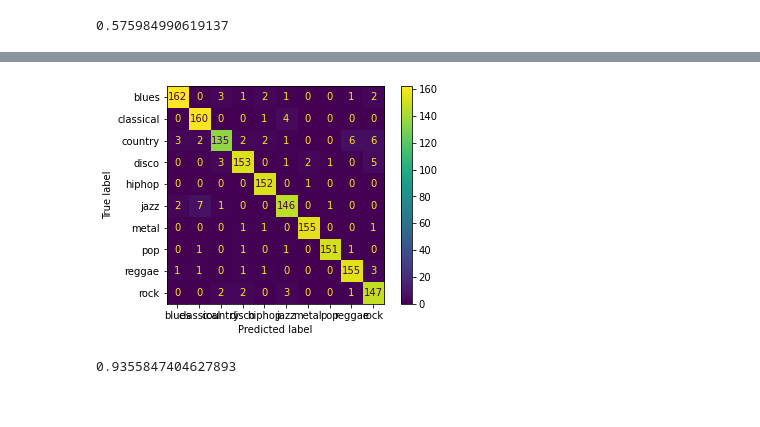
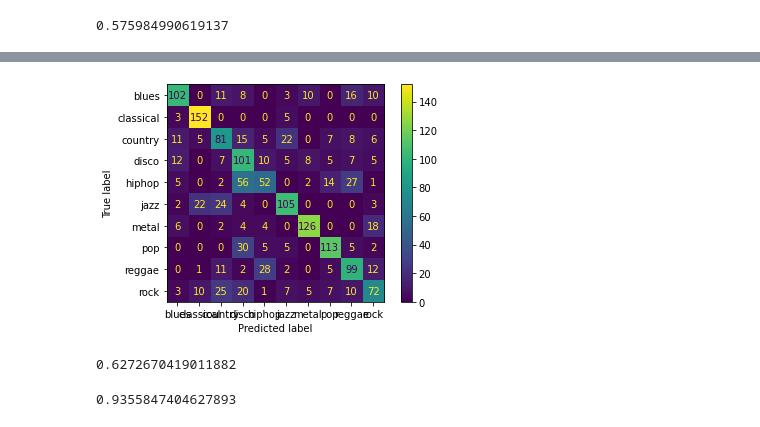
Before and after one commit to jgorton1/CSC580FinalProject, a Jupyter notebook: knn_feature_select.ipynb, the cells around one changed output, grey strips where cells are left out. Drawn from its saved outputs; the diff is of its cells as text; code cells hidden in the pictures.

```diff
--- a/knn_feature_select.ipynb
+++ b/knn_feature_select.ipynb
@@ -385,0 +171,7 @@ Names of the best features: Index(['chroma_stft_mean', 'rms_mean', 'rms_var', 's
+# %%
+selected_features = [0, 1, 2, 3, 4, 5, 6, 7, 9, 10, 11, 12, 13, 14, 15, 16, 17, 18, 19, 20, 21, 22, 23, 24, 25, 26, 27, 28, 29, 30, 31, 32, 33, 34, 35, 36, 37, 38, 39, 40, 41, 42, 43, 44, 45, 46, 47, 48, 49, 50, 51, 52, 53, 54, 55, 56]
+selected_features_df_indices = np.asarray(selected_features) + 2
+best_feature_names = df.columns[selected_features_df_indices]
+
+# Print or use the names as needed
+print("Names of the best features:", best_feature_names)
@@ -401,19 +208,29 @@ Index(['filename', 'length', 'chroma_stft_mean', 'chroma_stft_var', 'rms_mean',
        'mfcc18_var', 'mfcc19_mean', 'mfcc19_var', 'mfcc20_mean', 'mfcc20_var',
        'label'],
       dtype='object')
+# %%
+X_select = X[:,selected_features]
 # %%
+# train knn on best parameters
 from sklearn.metrics import confusion_matrix
 from sklearn.metrics import confusion_matrix, ConfusionMatrixDisplay, accuracy_score
 
-y_pred = best_knn.predict(X_test[:, best_selected_features])
+
+X_train, X_test, y_train, y_test = next(utils.n_fold_cv.n_fold_cv(X_select, y, counts_dict))
+knn = KNeighborsClassifier(n_neighbors=11)
+knn.fit(X_train, y_train)
+y_pred = knn.predict(X_test)
 cm = confusion_matrix(y_test, y_pred)
 
 disp = ConfusionMatrixDisplay(confusion_matrix=cm, display_labels=unique_labels)
 disp.plot()
 
 plt.show()
+accuracy = accuracy_score(y_test, y_pred)
+print(accuracy)
 # %% [output]
-[figure, old version]
+[figure, new version]
+0.6272670419011882
 # %%
 X_train, X_test, y_train, y_test = train_test_split(X, y, test_size=0.2, random_state=42)
 knn_basic = KNeighborsClassifier(n_neighbors=1)
```
Also changed, not shown: parts of 16 cells of this notebook, 9 other files.
